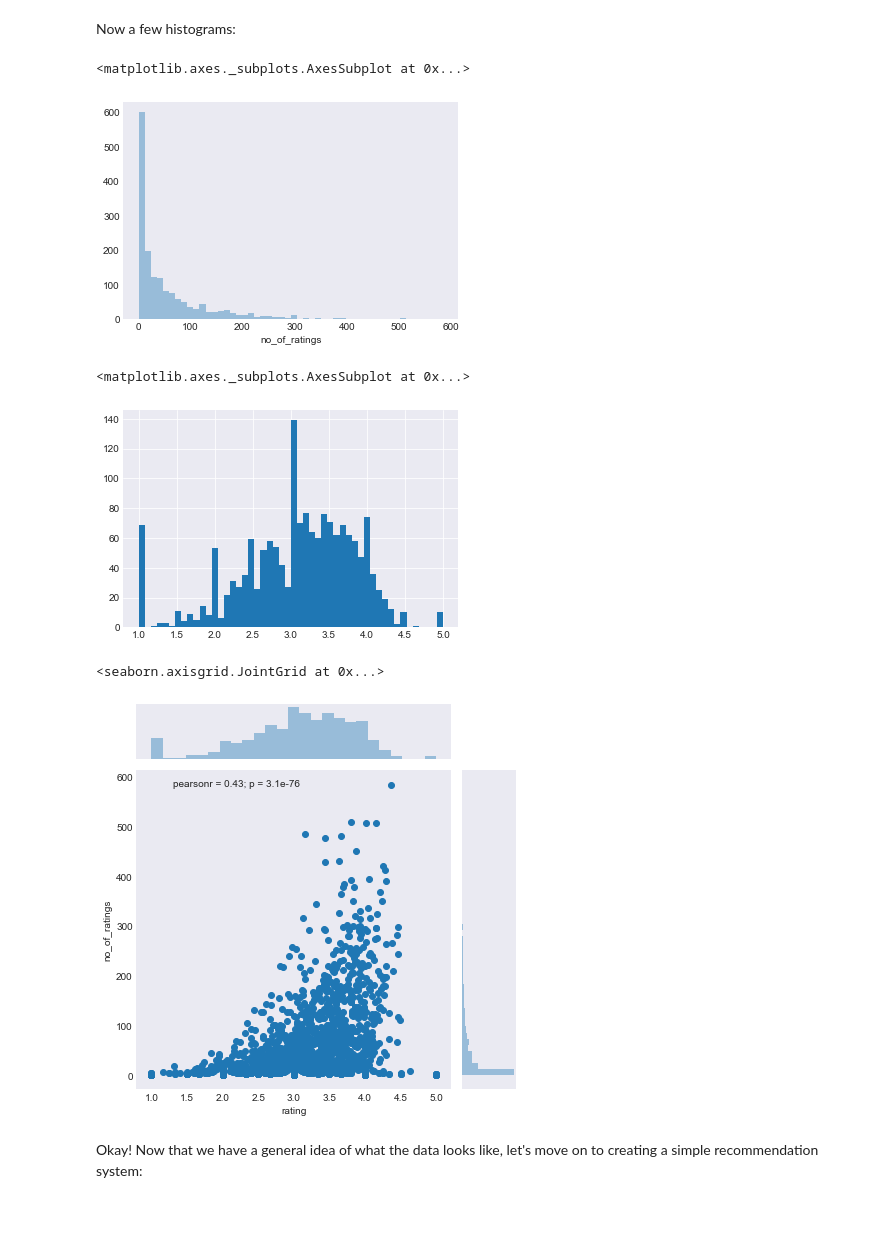
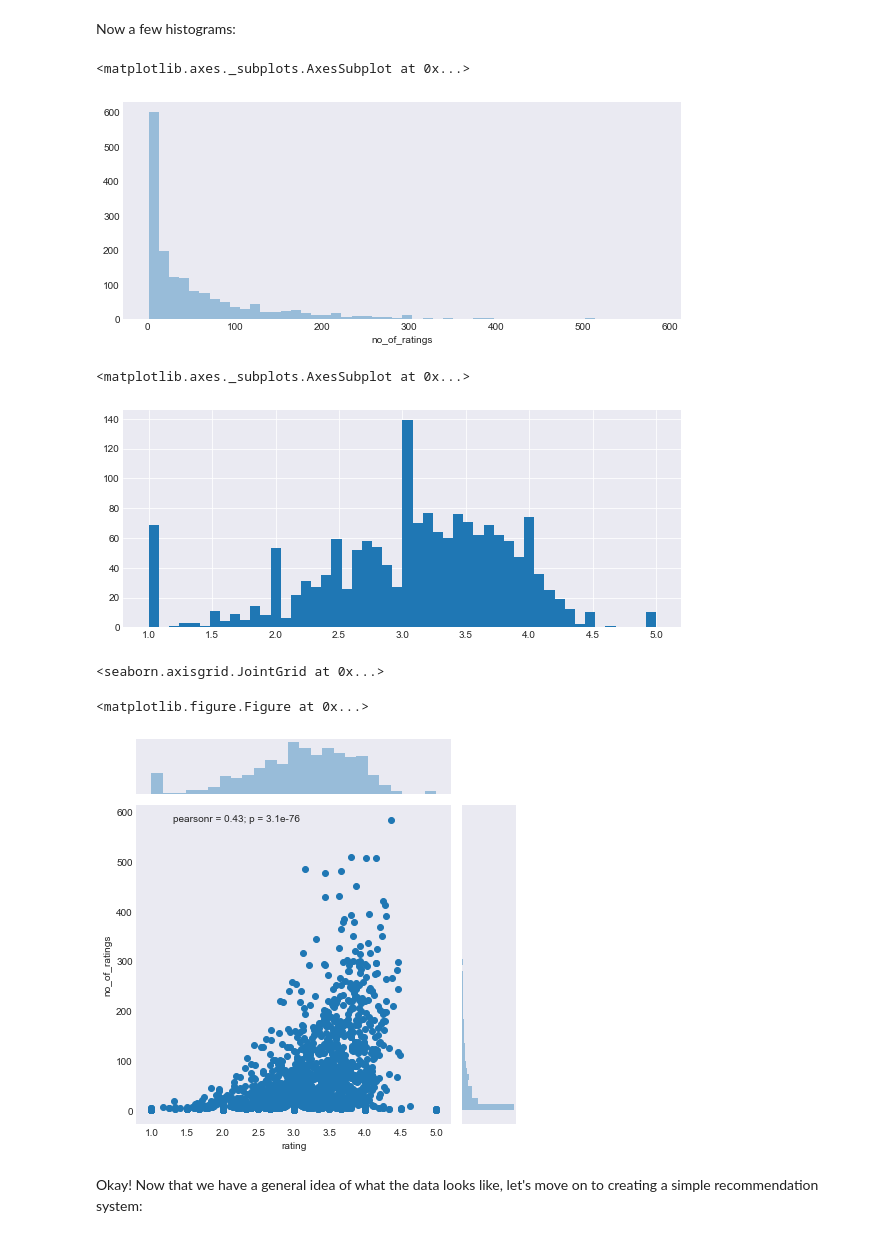
Before and after one commit to robinkiplangat/deliberate_practice, a Jupyter notebook: jupyter notebooks/Recommender-Systems/recommender_Systems_fdns.ipynb, the cells around one changed output. Saved outputs shown, nothing was run; the diff lists cells and outputs as text; code cells hidden in the pictures.

```diff
--- a/jupyter notebooks/Recommender-Systems/recommender_Systems_fdns.ipynb
+++ b/jupyter notebooks/Recommender-Systems/recommender_Systems_fdns.ipynb
@@ -104,19 +104,23 @@ ratings.head(3)
 Now a few histograms:
 # %%
 # ratings['no_of_ratings'].hist(bins=50)
+plt.figure(figsize=(10,4))
 sns.distplot(ratings['no_of_ratings'],bins=50,kde=False)
 # %% [output]
 <matplotlib.axes._subplots.AxesSubplot at 0x...>
-[figure, old version]
+[figure, new version]
 # %%
+plt.figure(figsize=(10,4))
 ratings['rating'].hist(bins=50)
 # %% [output]
 <matplotlib.axes._subplots.AxesSubplot at 0x...>
-[figure, old version]
+[figure, new version]
 # %%
+plt.figure(figsize=(10,4))
 sns.jointplot(x='rating', y='no_of_ratings',data=ratings)
 # %% [output]
 <seaborn.axisgrid.JointGrid at 0x...>
+<matplotlib.figure.Figure at 0x...>
 [figure]
 # %% [markdown]
 Okay! Now that we have a general idea of what the data looks like, let's move on to creating a simple recommendation system:
```
Also changed, not shown: parts of 16 cells of this notebook.
